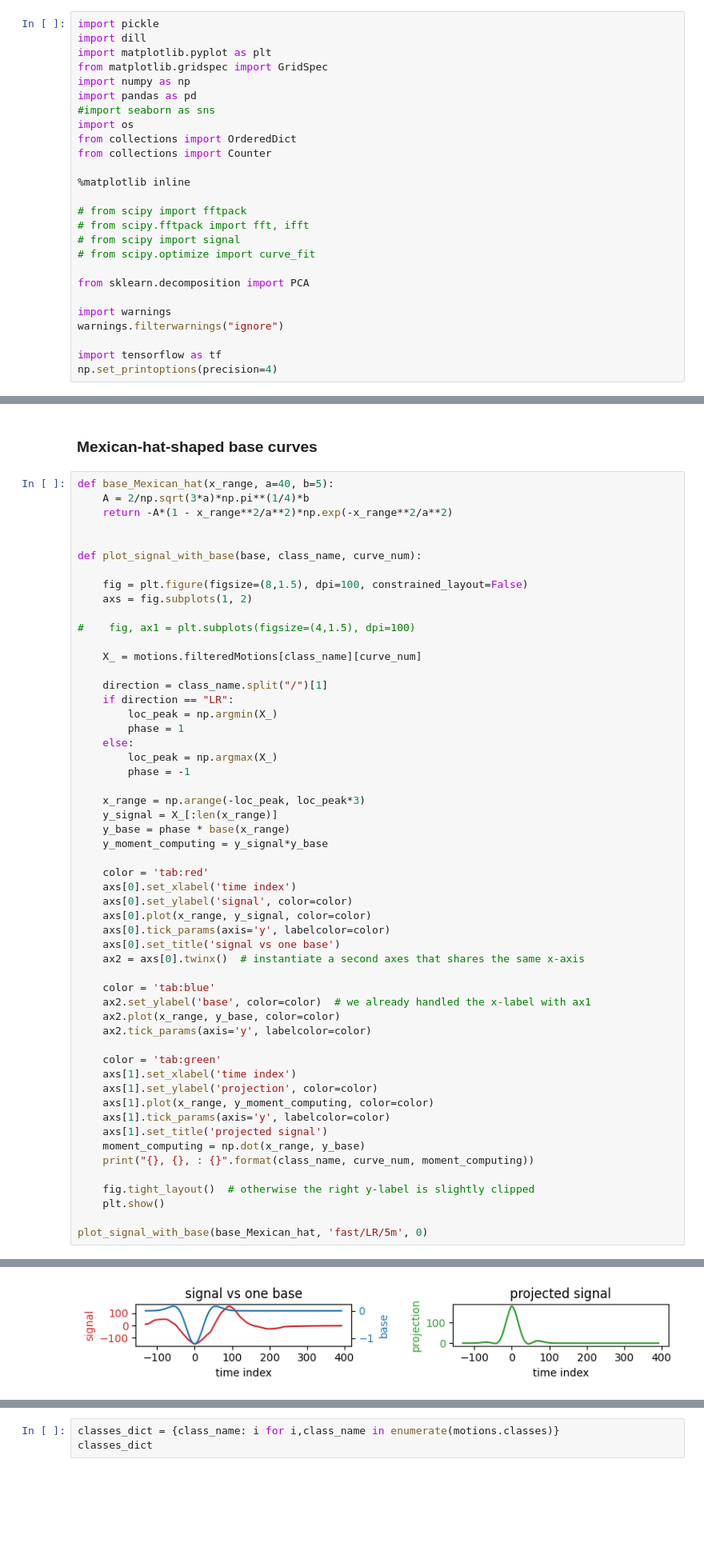
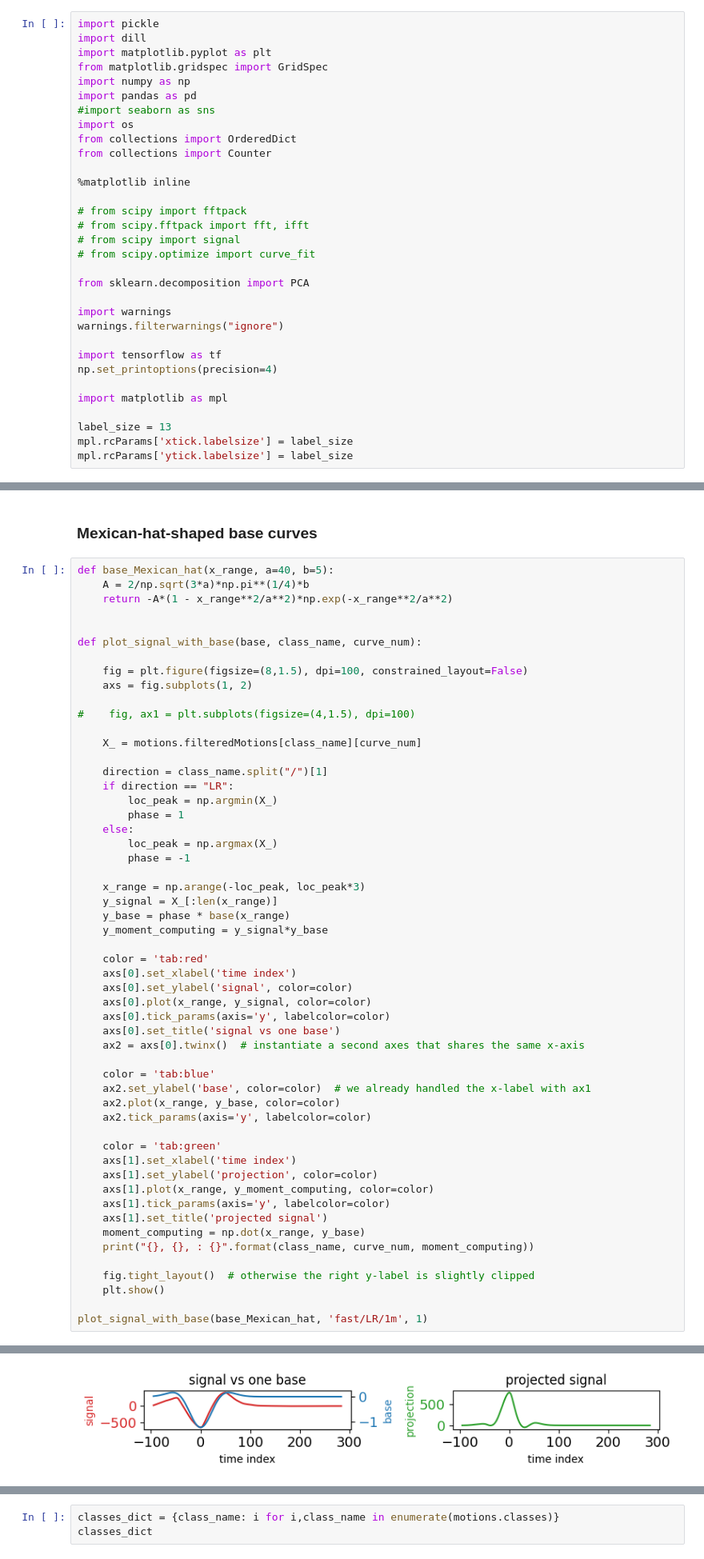
Before and after one commit to gimoonnam/Challenges, a Jupyter notebook: MotionSignalProcessing/PostAnalysis_momentComputing.ipynb, the cells around one changed output, grey strips where cells are left out. Shown at 80% size. Saved outputs shown, nothing was run; the diff lists cells and outputs as text; blank space fills up the shorter version.

```diff
--- a/MotionSignalProcessing/PostAnalysis_momentComputing.ipynb
+++ b/MotionSignalProcessing/PostAnalysis_momentComputing.ipynb
@@ -29,6 +29,12 @@ warnings.filterwarnings("ignore")
 
 import tensorflow as tf
 np.set_printoptions(precision=4)
+
+import matplotlib as mpl
+
+label_size = 13
+mpl.rcParams['xtick.labelsize'] = label_size
+mpl.rcParams['ytick.labelsize'] = label_size
 # %% [output]
 Init Plugin
 Init Graph Optimizer
@@ -90,5 +96,5 @@ def plot_signal_with_base(base, class_name, curve_num):
     fig.tight_layout()  # otherwise the right y-label is slightly clipped
     plt.show()
 
-plot_signal_with_base(base_Mexican_hat, 'fast/LR/5m', 0)
+plot_signal_with_base(base_Mexican_hat, 'fast/LR/1m', 1)
 # %% [output]
@@ -96,2 +102,2 @@ fast/LR/5m, 0, : 0.2125372042211356
-[figure, old version]
+[figure, new version]
 # %%
```
Also changed, not shown: parts of 48 cells of this notebook.
